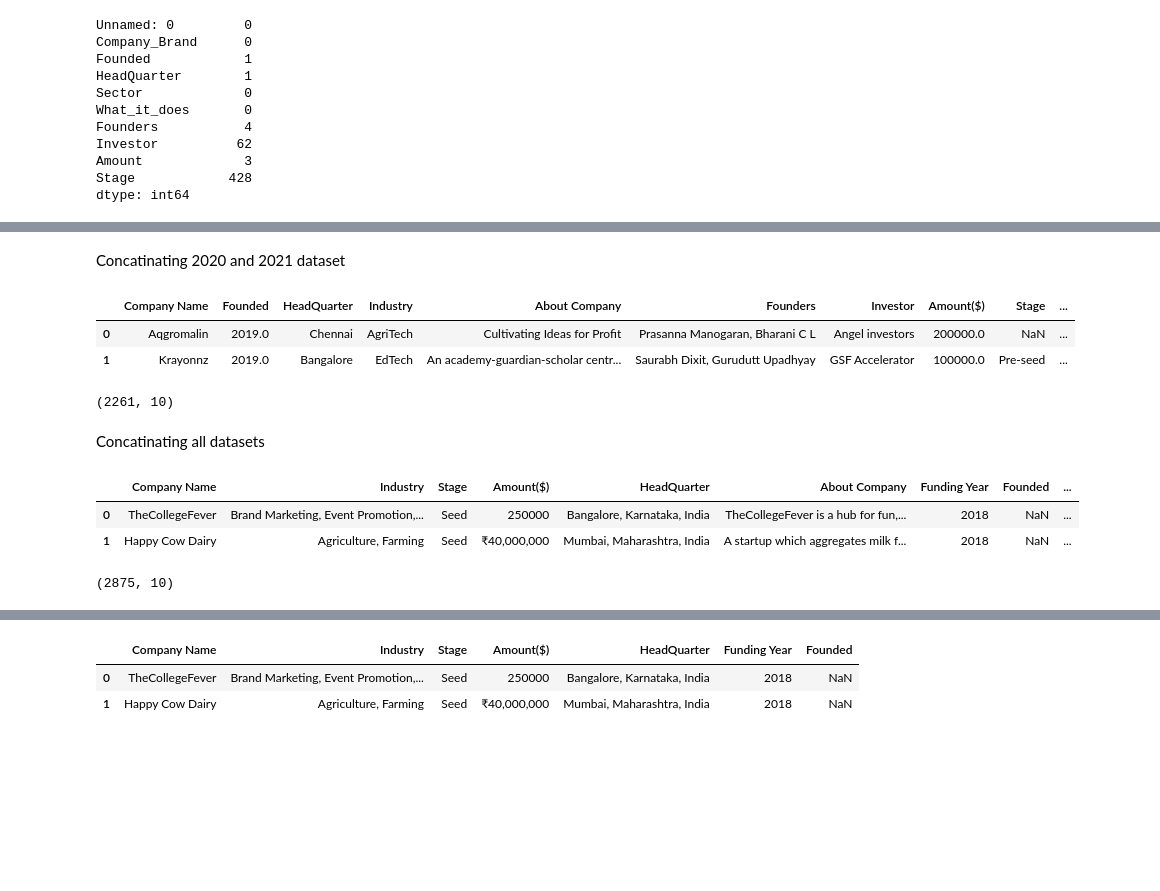
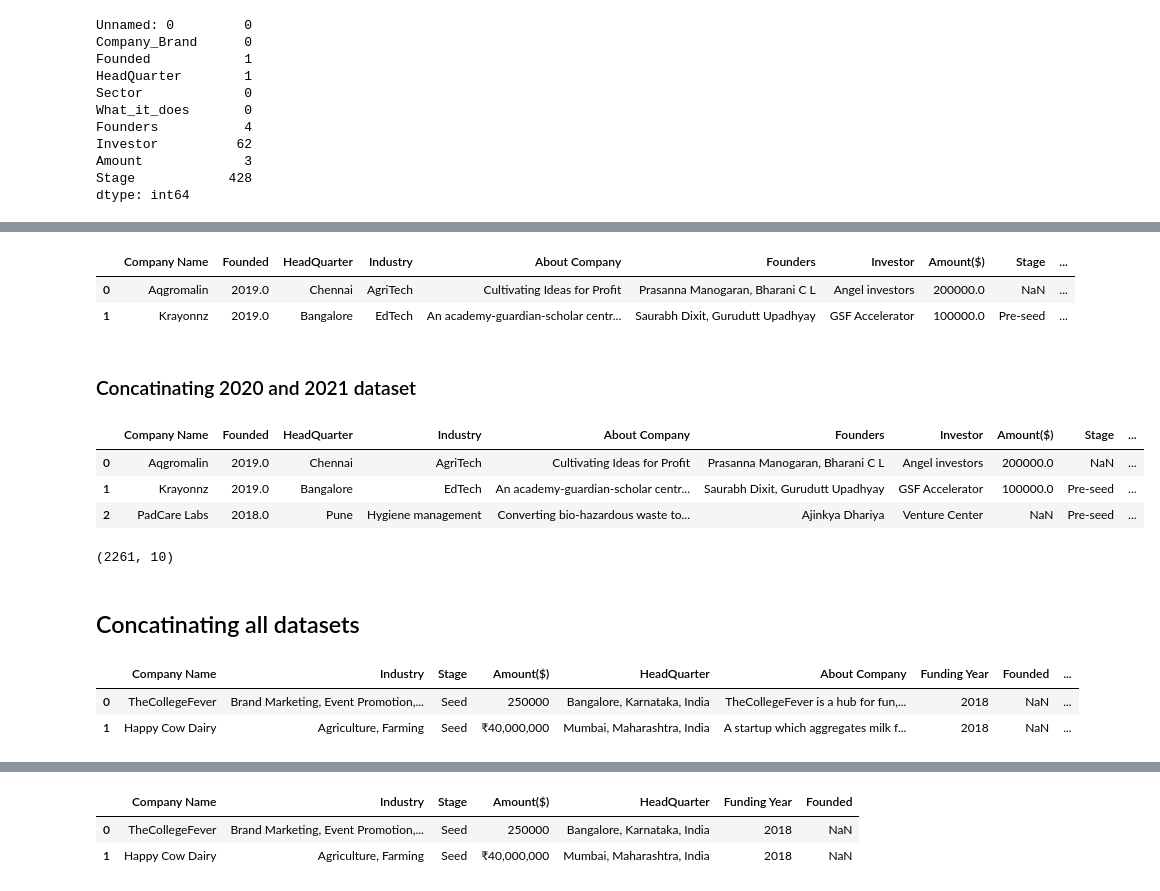
Before and after one commit to PacalineN/LP1_Indian_Start_p_Ecosystem, a Jupyter notebook: startup_funding.ipynb, the cells around one changed output, grey strips where cells are left out. Drawn from its saved outputs; the diff is of its cells as text; code cells hidden in the pictures; blank space fills up the shorter version.

```diff
--- a/startup_funding.ipynb
+++ b/startup_funding.ipynb
@@ -223,3 +295,0 @@ Dropping unnamed and column10 columns because they are not useful in anyway whil
-# %%
-data_2020 =data_2020.drop('Unnamed: 0',axis=1)
-data_2020.head(2)
@@ -329,18 +419,25 @@ data_2021['Funding Year']=2021
+# %%
+data_2020.head(2)
+# %% [output]
+|  | Company Name | Founded | HeadQuarter | Industry | About Company | Founders | Investor | Amount($) | Stage | ... |
+| 0 | Aqgromalin | 2019.0 | Chennai | AgriTech | Cultivating Ideas for Profit | Prasanna Manogaran, Bharani C L | Angel investors | 200000.0 | NaN | ... |
+| 1 | Krayonnz | 2019.0 | Bangalore | EdTech | An academy-guardian-scholar centr... | Saurabh Dixit, Gurudutt Upadhyay | GSF Accelerator | 100000.0 | Pre-seed | ... |
 # %% [markdown]
-Concatinating 2020 and 2021 dataset
+### Concatinating 2020 and 2021 dataset
 # %%
-data_20_21 = pd.concat([data_2020, data_2021], axis=0).reset_index(drop=True)
-data_20_21.head(2)
+data_20_21 = pd.concat([data_2020, data_2021])
+data_20_21.head(3)
 # %% [output]
 |  | Company Name | Founded | HeadQuarter | Industry | About Company | Founders | Investor | Amount($) | Stage | ... |
 | 0 | Aqgromalin | 2019.0 | Chennai | AgriTech | Cultivating Ideas for Profit | Prasanna Manogaran, Bharani C L | Angel investors | 200000.0 | NaN | ... |
 | 1 | Krayonnz | 2019.0 | Bangalore | EdTech | An academy-guardian-scholar centr... | Saurabh Dixit, Gurudutt Upadhyay | GSF Accelerator | 100000.0 | Pre-seed | ... |
+| 2 | PadCare Labs | 2018.0 | Pune | Hygiene management | Converting bio-hazardous waste to... | Ajinkya Dhariya | Venture Center | NaN | Pre-seed | ... |
-# %%
-data_20_21.shape
-# %% [output]
-(2261, 10)
+# %%
+data_20_21.shape            # Displaying the shape of the 'data_2018' DataFrame.
+# %% [output]
+(2261, 10)
 # %% [markdown]
-Concatinating all datasets
+## Concatinating all datasets
 # %%
 data=pd.concat([data_18_19, data_20_21], axis=0).reset_index(drop=True)
 data.head(2)
@@ -348,7 +445,3 @@ data.head(2)
 |  | Company Name | Industry | Stage | Amount($) | HeadQuarter | About Company | Funding Year | Founded | ... |
 | 0 | TheCollegeFever | Brand Marketing, Event Promotion,... | Seed | 250000 | Bangalore, Karnataka, India | TheCollegeFever is a hub for fun,... | 2018 | NaN | ... |
 | 1 | Happy Cow Dairy | Agriculture, Farming | Seed | ₹40,000,000 | Mumbai, Maharashtra, India | A startup which aggregates milk f... | 2018 | NaN | ... |
-# %%
-data.shape
-# %% [output]
-(2875, 10)
```
Also changed, not shown: parts of 155 cells of this notebook, 10 other files.
